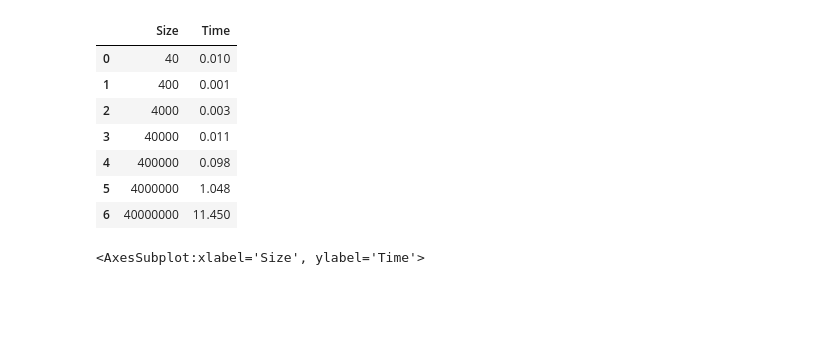
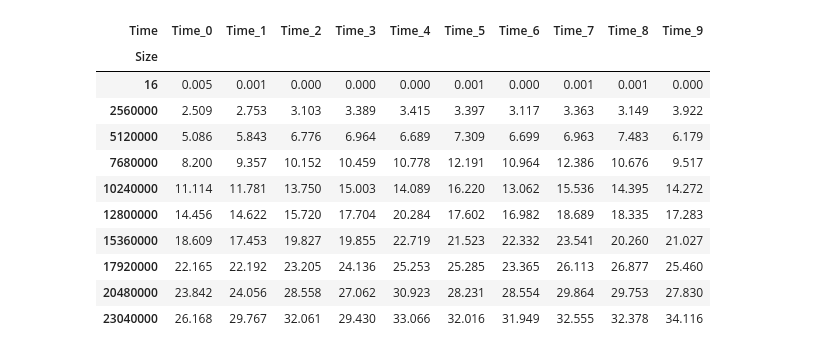
Before and after one commit to cloudmesh/cloudmesh-mpi, a Jupyter notebook: examples/count/sweep.ipynb, the cells around one changed output. Saved outputs shown, nothing was run; the diff lists cells and outputs as text; code cells hidden in the pictures; blank space fills up the shorter version.

```diff
--- a/examples/count/sweep.ipynb
+++ b/examples/count/sweep.ipynb
@@ -13,17 +11,0 @@ Using matplotlib backend: MacOSX
-# %%
-log = "result.log"
-os.system(f"rm {log}")
-
-
-
-for n in [10,
-          100,
-          1000,
-          10000,
-          100000,
-          1000000,
-          10000000]:
-    os.system (f"mpiexec -n 4 python count-click.py --n {n} --max_number 10 --find 8 "
-               f"| tee -a {log}")
-
-lines = Shell.grep("csv,Result:", log)
@@ -73,16 +77,0 @@ df = pd.DataFrame(data)
-# %%
-df
-# %% [output]
-|  | Size | Time |
-| 0 | 40 | 0.010 |
-| 1 | 400 | 0.001 |
-| 2 | 4000 | 0.003 |
-| 3 | 40000 | 0.011 |
-| 4 | 400000 | 0.098 |
-| 5 | 4000000 | 1.048 |
-| 6 | 40000000 | 11.450 |
-# %%
-sns.lineplot(data=data, x="Size", y="Time")
-sns.scatterplot(data=data, x="Size", y="Time")
-# %% [output]
-<AxesSubplot:xlabel='Size', ylabel='Time'>
@@ -92,0 +78,17 @@ plt.savefig('benchmark.pdf')
+# %%
+
+df = df.rename_axis(columns="Time")
+df
+# %% [output]
+| Time | Time_0 | Time_1 | Time_2 | Time_3 | Time_4 | Time_5 | Time_6 | Time_7 | Time_8 | Time_9 |
+| Size |  |  |  |  |  |  |  |  |  |  |
+| 16 | 0.005 | 0.001 | 0.000 | 0.000 | 0.000 | 0.001 | 0.000 | 0.001 | 0.001 | 0.000 |
+| 2560000 | 2.509 | 2.753 | 3.103 | 3.389 | 3.415 | 3.397 | 3.117 | 3.363 | 3.149 | 3.922 |
+| 5120000 | 5.086 | 5.843 | 6.776 | 6.964 | 6.689 | 7.309 | 6.699 | 6.963 | 7.483 | 6.179 |
+| 7680000 | 8.200 | 9.357 | 10.152 | 10.459 | 10.778 | 12.191 | 10.964 | 12.386 | 10.676 | 9.517 |
+| 10240000 | 11.114 | 11.781 | 13.750 | 15.003 | 14.089 | 16.220 | 13.062 | 15.536 | 14.395 | 14.272 |
+| 12800000 | 14.456 | 14.622 | 15.720 | 17.704 | 20.284 | 17.602 | 16.982 | 18.689 | 18.335 | 17.283 |
+| 15360000 | 18.609 | 17.453 | 19.827 | 19.855 | 22.719 | 21.523 | 22.332 | 23.541 | 20.260 | 21.027 |
+| 17920000 | 22.165 | 22.192 | 23.205 | 24.136 | 25.253 | 25.285 | 23.365 | 26.113 | 26.877 | 25.460 |
+| 20480000 | 23.842 | 24.056 | 28.558 | 27.062 | 30.923 | 28.231 | 28.554 | 29.864 | 29.753 | 27.830 |
+| 23040000 | 26.168 | 29.767 | 32.061 | 29.430 | 33.066 | 32.016 | 31.949 | 32.555 | 32.378 | 34.116 |
```
Also changed, not shown: parts of 15 cells of this notebook, 2 other files.
